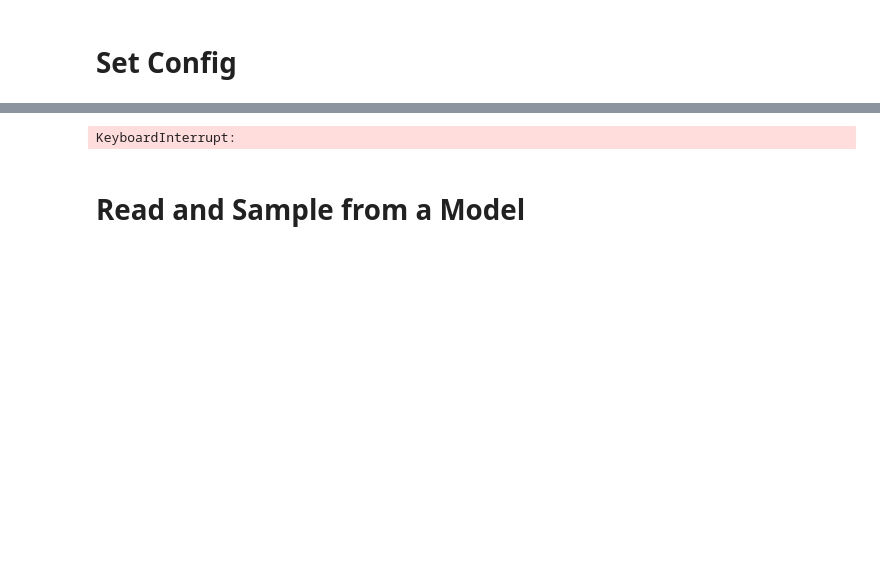
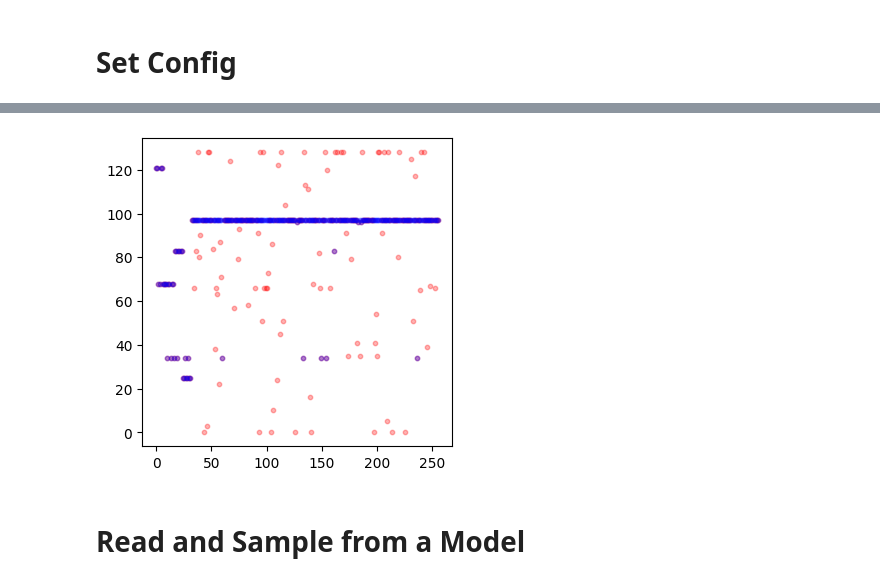
Before and after one commit to cesarali/conditional_rate_matching, a Jupyter notebook: notebooks/Models/CRM/Music/BasicModelCall.ipynb, the cells around one changed output, grey strips where cells are left out. Drawn from its saved outputs; the diff is of its cells as text; code cells hidden in the pictures; blank space fills up the shorter version.

```diff
--- a/notebooks/Models/CRM/Music/BasicModelCall.ipynb
+++ b/notebooks/Models/CRM/Music/BasicModelCall.ipynb
@@ -62,21 +76,21 @@ KeyboardInterrupt:
 # %%
 crm_trainer.generative_model.pipeline.number_of_steps = 1000
 crm_trainer.generative_model.config.pipeline.time_epsilon = 0.1
 
 sample_x, sample_hist, t = crm_trainer.generative_model.pipeline(sample_size=100, train=False, return_path=True)
 sample_x = sample_x.cpu()
 
 time = range(0, 256)
 time = torch.tensor(time)
 idx=4
 
 fig ,ax = plt.subplots(1,1,figsize=(4,4))
-plt.scatter(time, sample_hist.cpu()[idx,-3,:].cpu(), s=10, c='r', marker='o', alpha=0.3)
+plt.scatter(time, sample_hist.cpu()[idx,-1,:].cpu(), s=10, c='r', marker='o', alpha=0.3)
 plt.scatter(time, sample_x.cpu()[idx], s=10, c='b', marker='o', alpha=0.3)
 
 plt.show()
 # %% [output]
-KeyboardInterrupt:
+[figure, added]
 # %% [markdown]
 # Read and Sample from a Model
 # %%
```
Also changed, not shown: parts of 7 cells of this notebook, 2 other files.
